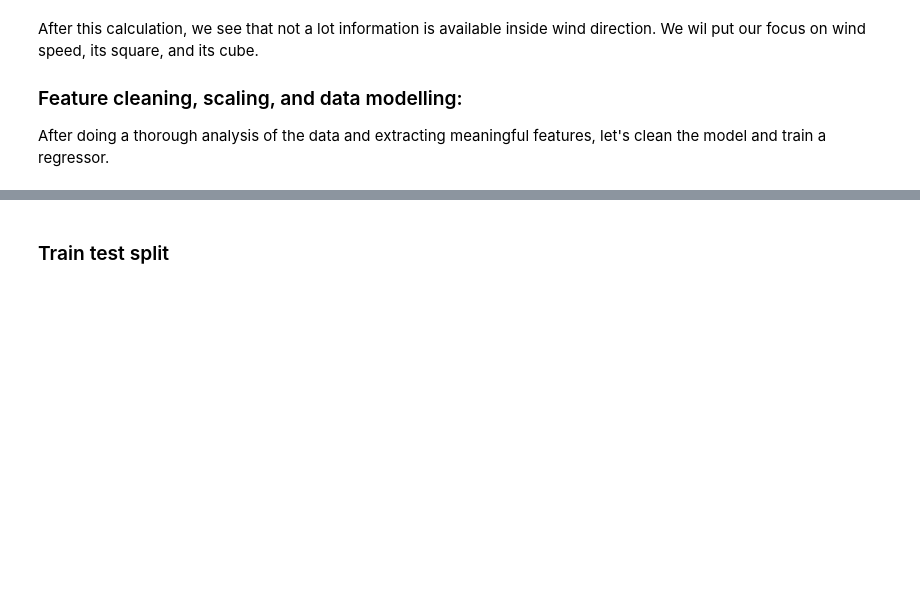
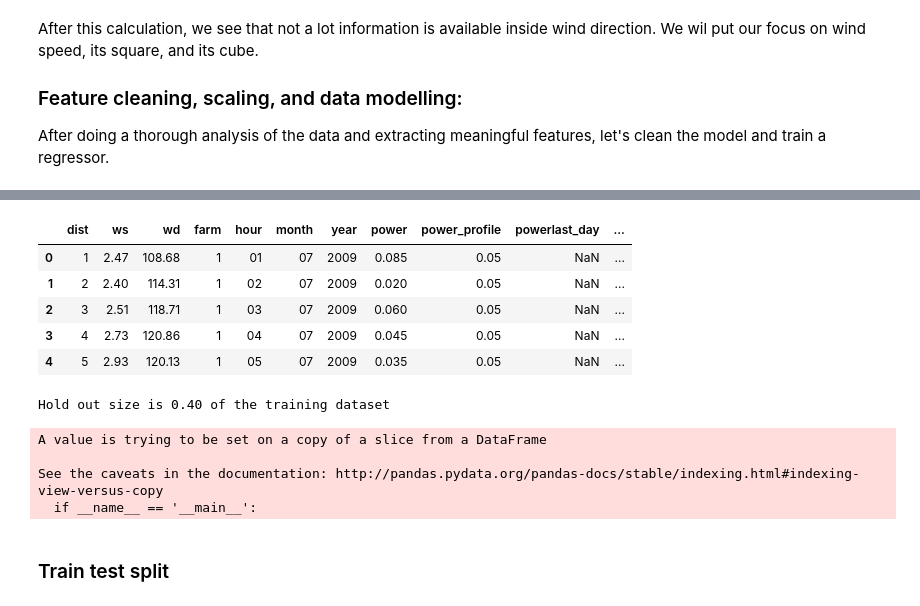
Before and after one commit to amnghd/Wind_Forecasting_Analytics, a Jupyter notebook: Energy_Forecasting.ipynb, the cells around one changed output, grey strips where cells are left out. Cells and saved outputs as stored; diff of their text form; code cells hidden in the pictures; blank space fills up the shorter version.

```diff
--- a/Energy_Forecasting.ipynb
+++ b/Energy_Forecasting.ipynb
@@ -345,12 +461,26 @@ whole_data.columns.values
 # %%
-whole_data = whole_data.drop(axis = 1, columns = ['date','start'd,'u','v','turn','angle','wd_cut','w3p','set'])
+whole_data = whole_data.drop(axis = 1, columns = ['date','start','u','v'])
 whole_data.head()
+# %% [output]
+|  | dist | ws | wd | farm | hour | month | year | power | power_profile | powerlast_day | ... |
+| 0 | 1 | 2.47 | 108.68 | 1 | 01 | 07 | 2009 | 0.085 | 0.05 | NaN | ... |
+| 1 | 2 | 2.40 | 114.31 | 1 | 02 | 07 | 2009 | 0.020 | 0.05 | NaN | ... |
+| 2 | 3 | 2.51 | 118.71 | 1 | 03 | 07 | 2009 | 0.060 | 0.05 | NaN | ... |
+| 3 | 4 | 2.73 | 120.86 | 1 | 04 | 07 | 2009 | 0.045 | 0.05 | NaN | ... |
+| 4 | 5 | 2.93 | 120.13 | 1 | 05 | 07 | 2009 | 0.035 | 0.05 | NaN | ... |
 # %%
 data = whole_data.loc[~whole_data.power.isnull(),:]
 hold_out = whole_data.loc[whole_data.power.isnull(),:].drop(axis=1, columns='power')
 print("Hold out size is {:.2f} of the training dataset".format(hold_out.shape[0]/data.shape[0]))
+# %% [output]
+Hold out size is 0.40 of the training dataset
 # %%
 data.dropna(inplace=True)
+# %% [output]
+A value is trying to be set on a copy of a slice from a DataFrame
+
+See the caveats in the documentation: http://pandas.pydata.org/pandas-docs/stable/indexing.html#indexing-view-versus-copy
+  if __name__ == '__main__':
 # %% [markdown]
 ### Train test split
 # %%
```
Also changed, not shown: parts of 37 cells of this notebook.
